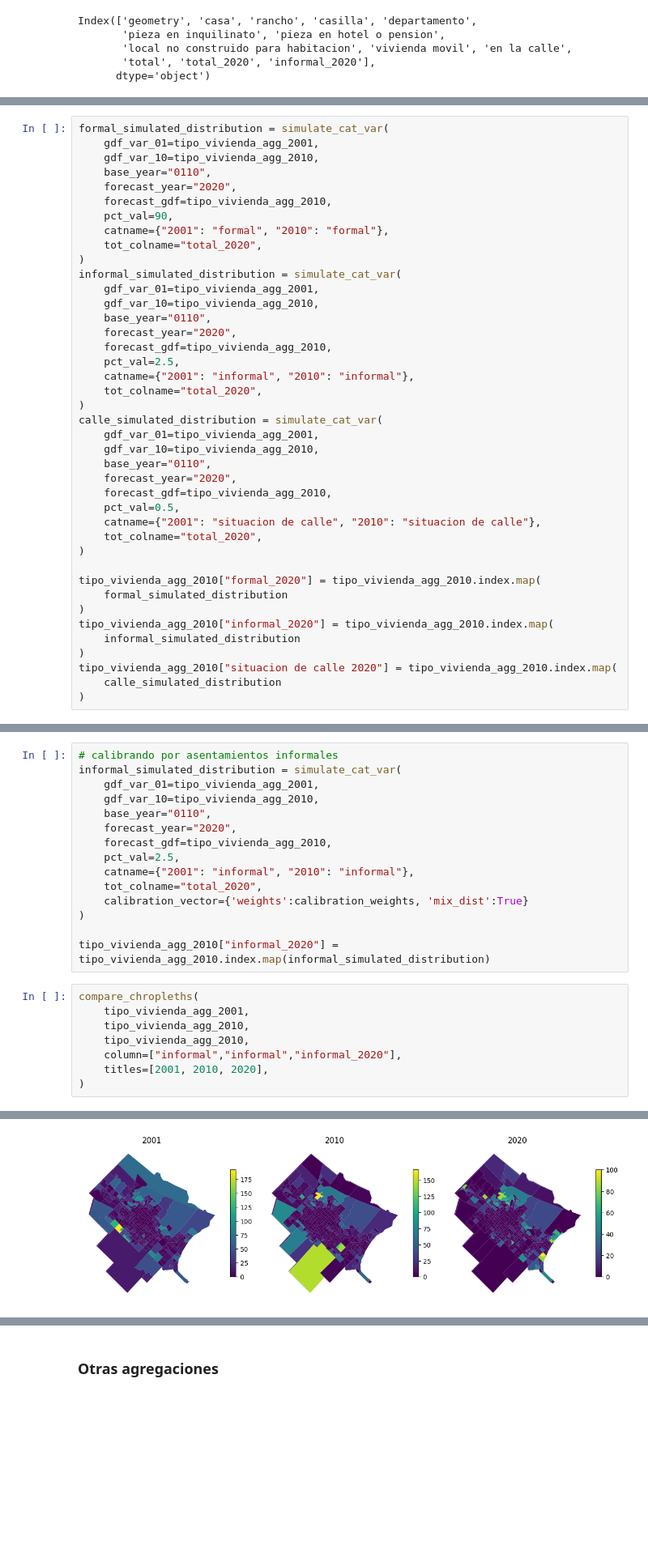
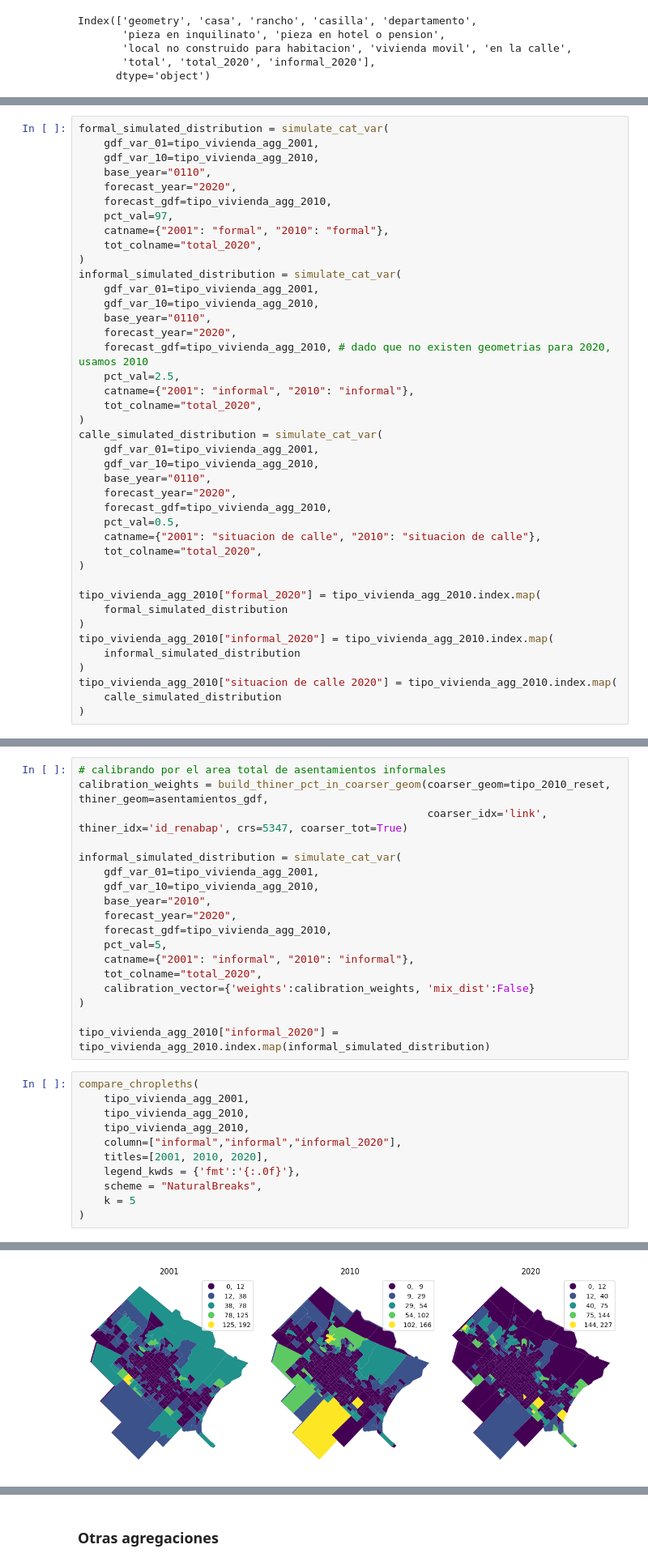
Before and after one commit to CEEU-lab/CENSAr, a Jupyter notebook: notebooks/01-distribution-modeling-without-2020-tracts.ipynb, the cells around one changed output, grey strips where cells are left out. Shown at 81% size. Saved outputs shown, nothing was run; the diff lists cells and outputs as text; blank space fills up the shorter version.

```diff
--- a/notebooks/01-distribution-modeling-without-2020-tracts.ipynb
+++ b/notebooks/01-distribution-modeling-without-2020-tracts.ipynb
@@ -274,7 +278,7 @@ formal_simulated_distribution = simulate_cat_var(
     base_year="0110",
     forecast_year="2020",
     forecast_gdf=tipo_vivienda_agg_2010,
-    pct_val=90,
+    pct_val=97,
     catname={"2001": "formal", "2010": "formal"},
     tot_colname="total_2020",
 )
@@ -283,7 +287,7 @@ informal_simulated_distribution = simulate_cat_var(
     gdf_var_10=tipo_vivienda_agg_2010,
     base_year="0110",
     forecast_year="2020",
-    forecast_gdf=tipo_vivienda_agg_2010,
+    forecast_gdf=tipo_vivienda_agg_2010, # dado que no existen geometrias para 2020, usamos 2010
     pct_val=2.5,
     catname={"2001": "informal", "2010": "informal"},
     tot_colname="total_2020",
@@ -333,15 +337,18 @@ compare_chropleths(
 # %%
-# calibrando por asentamientos informales
+# calibrando por el area total de asentamientos informales
+calibration_weights = build_thiner_pct_in_coarser_geom(coarser_geom=tipo_2010_reset, thiner_geom=asentamientos_gdf,
+                                                       coarser_idx='link', thiner_idx='id_renabap', crs=5347, coarser_tot=True)
+
 informal_simulated_distribution = simulate_cat_var(
     gdf_var_01=tipo_vivienda_agg_2001,
     gdf_var_10=tipo_vivienda_agg_2010,
-    base_year="0110",
+    base_year="2010",
     forecast_year="2020",
     forecast_gdf=tipo_vivienda_agg_2010,
-    pct_val=2.5,
+    pct_val=5,
     catname={"2001": "informal", "2010": "informal"},
     tot_colname="total_2020",
-    calibration_vector={'weights':calibration_weights, 'mix_dist':True}
+    calibration_vector={'weights':calibration_weights, 'mix_dist':False}
 )
 
 tipo_vivienda_agg_2010["informal_2020"] = tipo_vivienda_agg_2010.index.map(informal_simulated_distribution)
@@ -352,5 +359,8 @@ compare_chropleths(
     tipo_vivienda_agg_2010,
     column=["informal","informal","informal_2020"],
     titles=[2001, 2010, 2020],
+    legend_kwds = {'fmt':'{:.0f}'},
+    scheme = "NaturalBreaks",
+    k = 5
 )
 # %% [output]
@@ -358 +368 @@ compare_chropleths(
-[figure, old version]
+[figure, new version]
```
Also changed, not shown: parts of 16 cells of this notebook.
